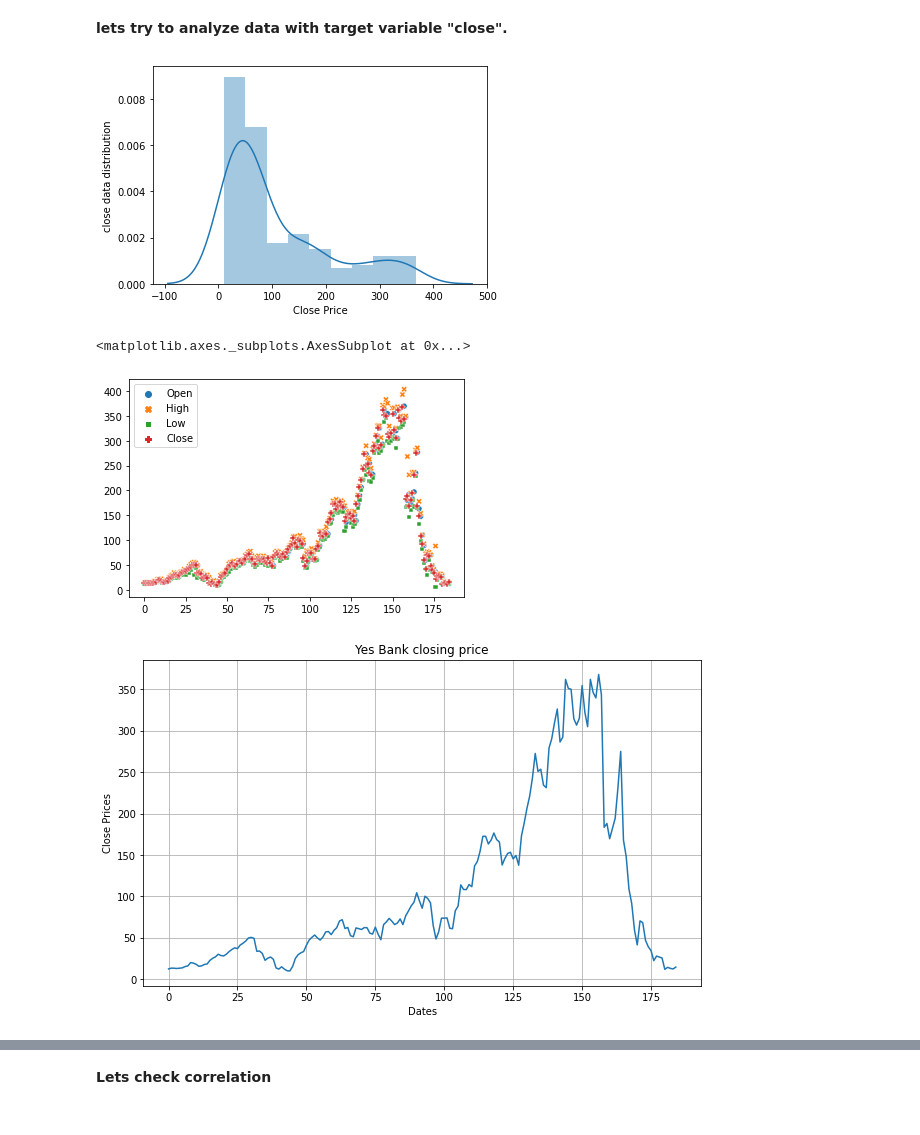
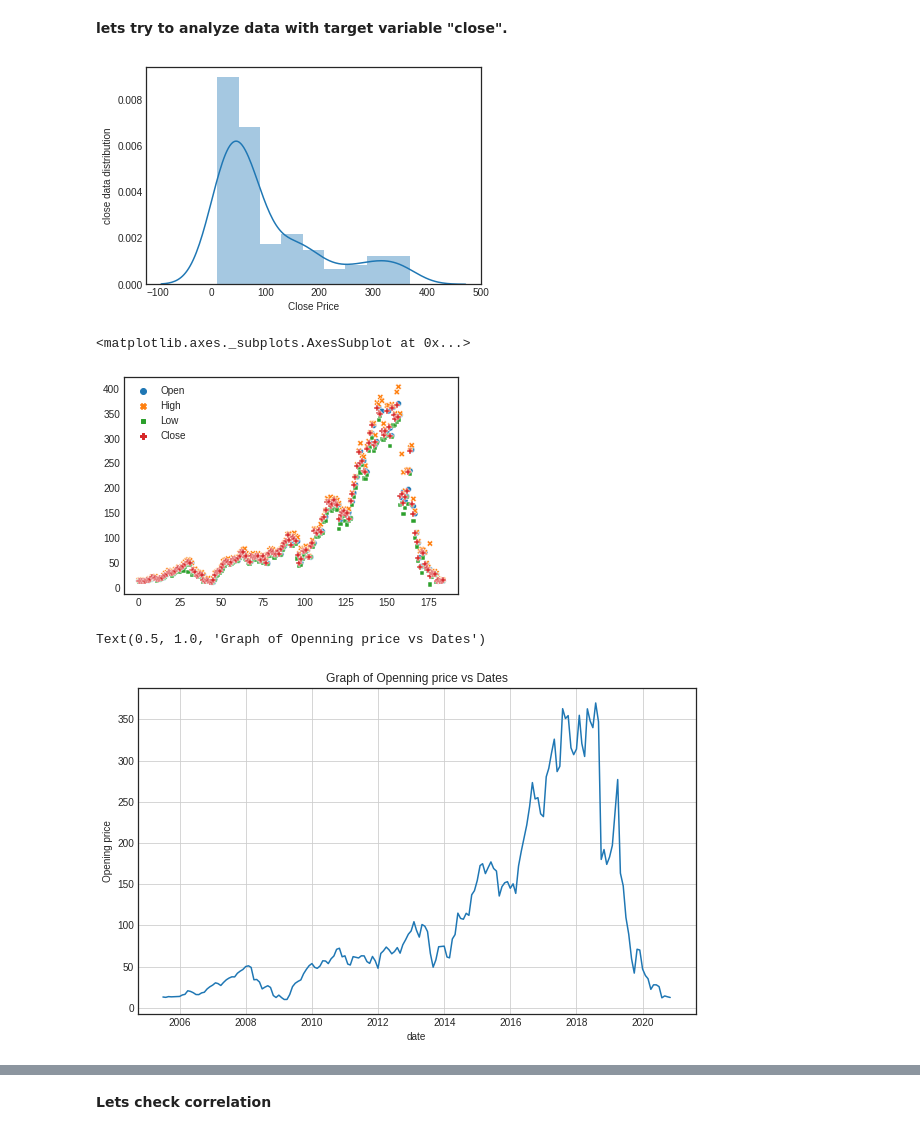
Before and after one commit to janhavishembade/Yes_Bank_Stock_Close_Price_prediction, a Jupyter notebook: Yes_Bank_Stock_Closing_Price_Prediction.ipynb, the cells around one changed output, grey strips where cells are left out. Drawn from its saved outputs; the diff is of its cells as text; code cells hidden in the pictures.

```diff
--- a/Yes_Bank_Stock_Closing_Price_Prediction.ipynb
+++ b/Yes_Bank_Stock_Closing_Price_Prediction.ipynb
@@ -24,10 +24,22 @@ import numpy as np  # numerical python library
 import pandas as pd # panel data
 import seaborn as sns # visualize library
 import matplotlib.pyplot as plt # visulize library
+
 from sklearn.linear_model import LinearRegression # import Model from library
 from sklearn.model_selection import train_test_split  #split train and test data
+from sklearn.preprocessing import (MinMaxScaler,StandardScaler)        # scale the data
+from sklearn.metrics import (r2_score,mean_squared_error,mean_absolute_percentage_error,mean_absolute_error)# imported required metrics
+from sklearn.linear_model import (Lasso,Ridge,ElasticNet,LassoCV,RidgeCV,ElasticNetCV)   # regularization
 from sklearn.model_selection import (cross_val_score,TimeSeriesSplit)  # split train and test data on a timeseries
-from datetime import datetime
+
+from datetime import datetime #To convert into date
+
+import warnings                                        # do not disturb mode
+warnings.filterwarnings('ignore')
+%matplotlib inline
+
+plt.style.use('seaborn-white')
+import plotly.express as px
 # %% [markdown]
 **Setting the file path from drive**
 # %%
@@ -174,21 +202,23 @@ plt.xlabel('Close Price')
 plt.ylabel('close data distribution')
 plt.show()
 # %% [output]
-[figure, old version]
+[figure, new version]
 # %%
 #Lets do the scatter plot for independent and dependt variable
 sns.scatterplot(data=df)
 # %% [output]
 <matplotlib.axes._subplots.AxesSubplot at 0x...>
-[figure, old version]
+[figure, new version]
 # %%
-#plot close price
+#plot for Opening price with dates
 plt.figure(figsize=(10,6))
 plt.grid(True)
-plt.xlabel('Dates')
-plt.ylabel('Close Prices')
-plt.plot(df['Close'])
-plt.title('Yes Bank closing price')
-plt.show()
+x1=df['Date']
+y1=df['Open']
+plt.plot(x1,y1)
+plt.xlabel('date')
+plt.ylabel('Opening price')
+plt.title("Graph of Openning price vs Dates")
 # %% [output]
+Text(0.5, 1.0, 'Graph of Openning price vs Dates')
-[figure, old version]
+[figure, new version]
```
Also changed, not shown: parts of 30 cells of this notebook.
